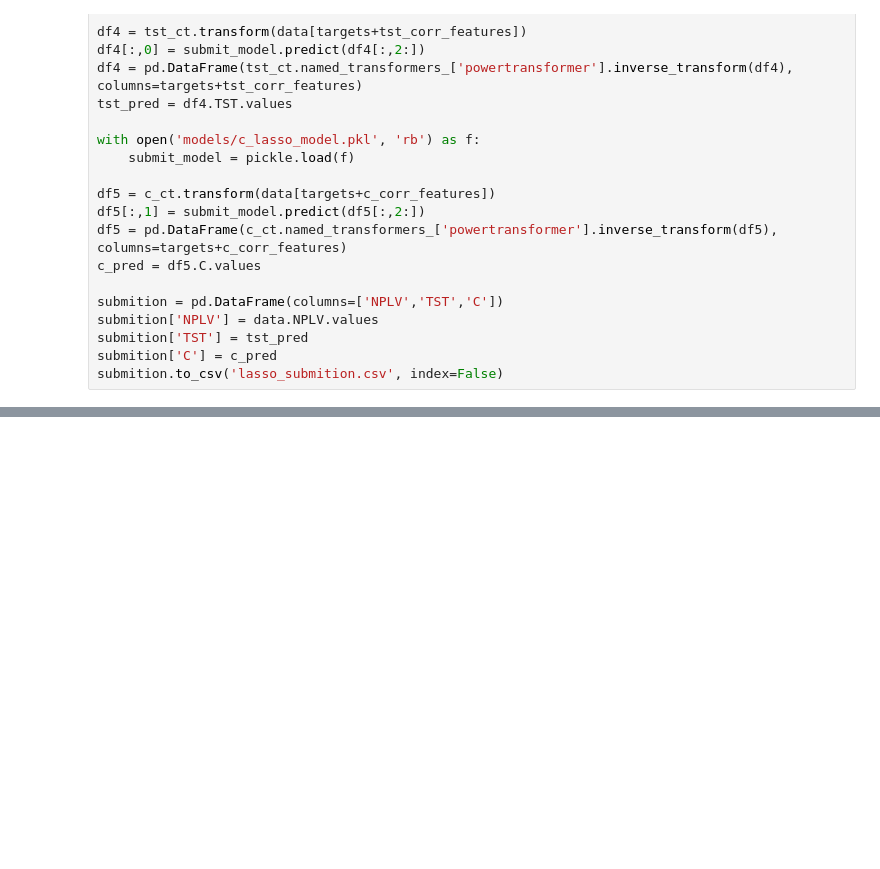
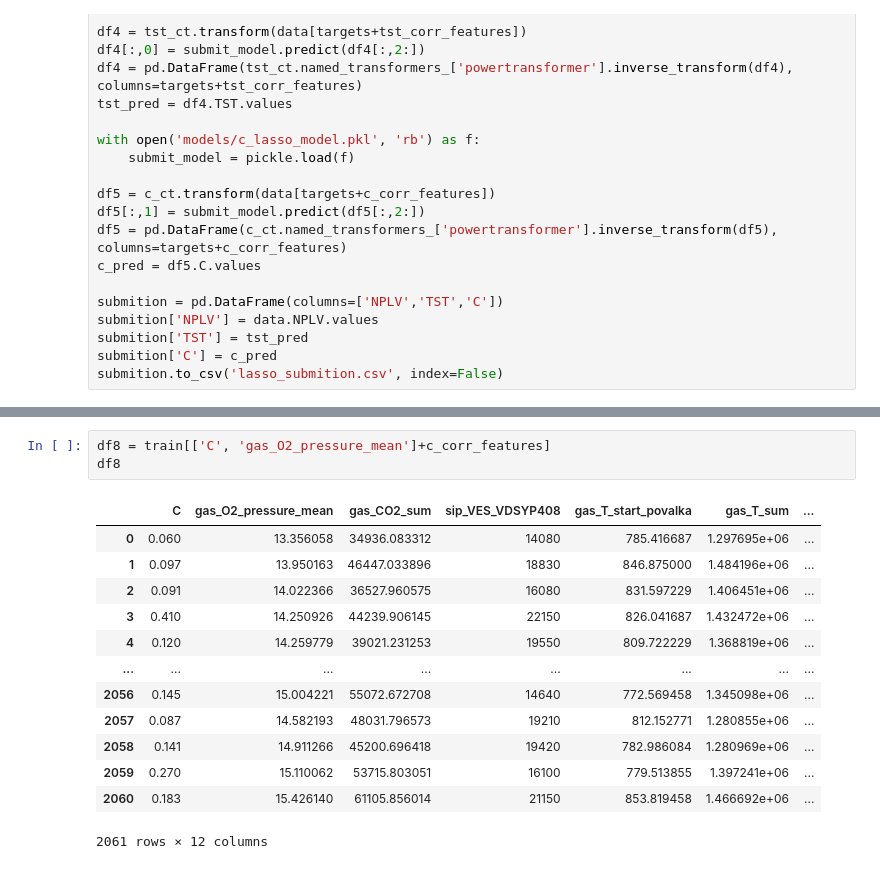
Before and after one commit to waico/evraz-hack, a Jupyter notebook: notebooks/LassoCV.ipynb, the cells around one changed output, grey strips where cells are left out. Drawn from its saved outputs; the diff is of its cells as text; blank space fills up the shorter version.

```diff
--- a/notebooks/LassoCV.ipynb
+++ b/notebooks/LassoCV.ipynb
@@ -578,0 +662,17 @@ submition.to_csv('lasso_submition.csv', index=False)
+# %%
+df8 = train[['C', 'gas_O2_pressure_mean']+c_corr_features]
+df8
+# %% [output]
+|  | C | gas_O2_pressure_mean | gas_CO2_sum | sip_VES_VDSYP408 | gas_T_start_povalka | gas_T_sum | ... |
+| 0 | 0.060 | 13.356058 | 34936.083312 | 14080 | 785.416687 | 1.297695e+06 | ... |
+| 1 | 0.097 | 13.950163 | 46447.033896 | 18830 | 846.875000 | 1.484196e+06 | ... |
+| 2 | 0.091 | 14.022366 | 36527.960575 | 16080 | 831.597229 | 1.406451e+06 | ... |
+| 3 | 0.410 | 14.250926 | 44239.906145 | 22150 | 826.041687 | 1.432472e+06 | ... |
+| 4 | 0.120 | 14.259779 | 39021.231253 | 19550 | 809.722229 | 1.368819e+06 | ... |
+| ... | ... | ... | ... | ... | ... | ... | ... |
+| 2056 | 0.145 | 15.004221 | 55072.672708 | 14640 | 772.569458 | 1.345098e+06 | ... |
+| 2057 | 0.087 | 14.582193 | 48031.796573 | 19210 | 812.152771 | 1.280855e+06 | ... |
+| 2058 | 0.141 | 14.911266 | 45200.696418 | 19420 | 782.986084 | 1.280969e+06 | ... |
+| 2059 | 0.270 | 15.110062 | 53715.803051 | 16100 | 779.513855 | 1.397241e+06 | ... |
+| 2060 | 0.183 | 15.426140 | 61105.856014 | 21150 | 853.819458 | 1.466692e+06 | ... |
+2061 rows × 12 columns
```
Also changed, not shown: parts of 18 cells of this notebook.
